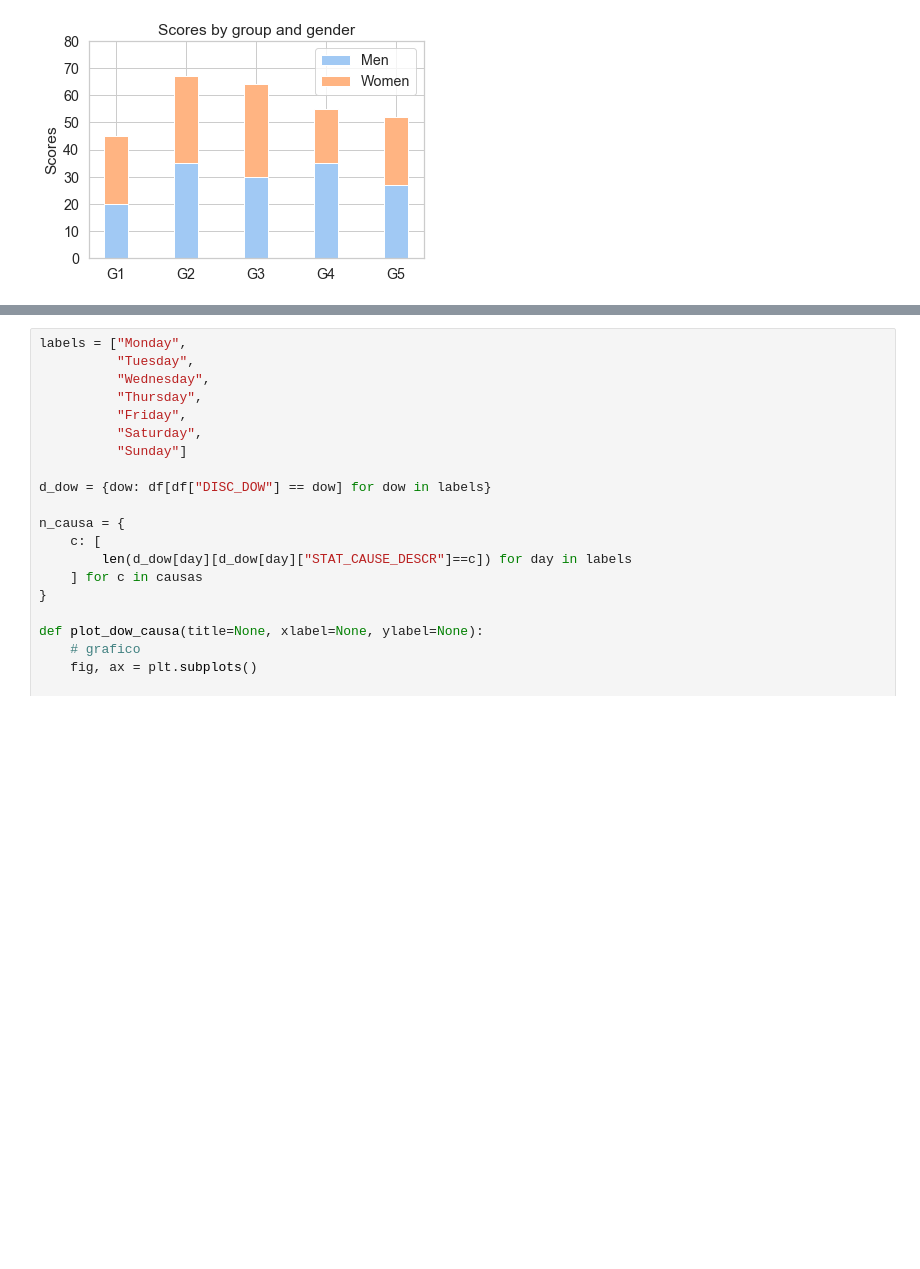
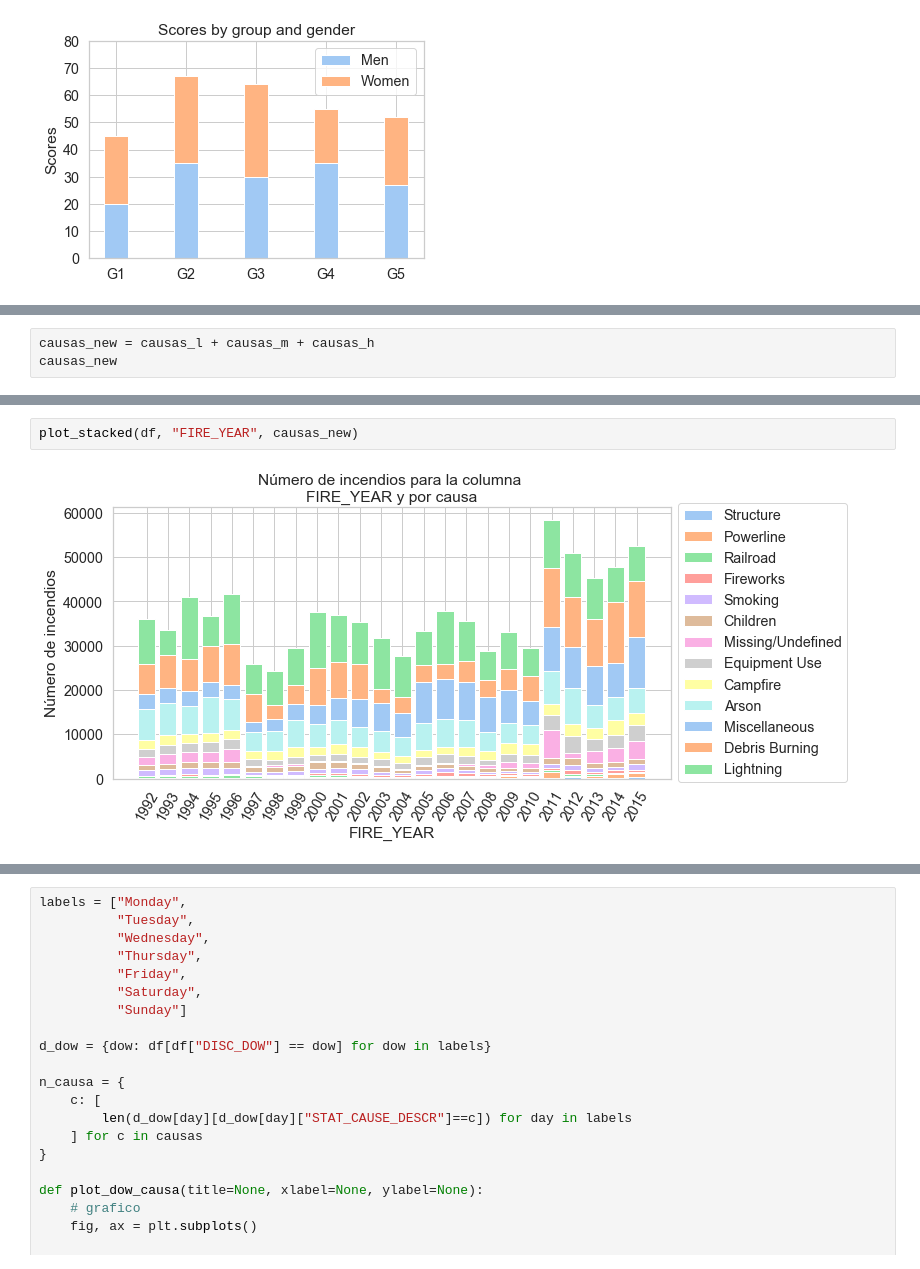
Before and after one commit to framunoz/Incendios-Forestales, a Jupyter notebook: notebooks/02-EDA.ipynb, the cells around one changed output, grey strips where cells are left out. Cells and saved outputs as stored; diff of their text form; blank space fills up the shorter version.

```diff
--- a/notebooks/02-EDA.ipynb
+++ b/notebooks/02-EDA.ipynb
@@ -427,3 +429,6 @@ def plot_stacked(col_label_x, causas_=None,
     plt.show()
 
     return None
+# %%
+causas_new = causas_l + causas_m + causas_h
+causas_new
@@ -430 +449,5 @@ def plot_stacked(col_label_x, causas_=None,
+# %%
+plot_stacked(df, "FIRE_YEAR", causas_new)
+# %% [output]
+[figure, added]
 # %%
```
Also changed, not shown: parts of 7 cells of this notebook, 3 other files.
